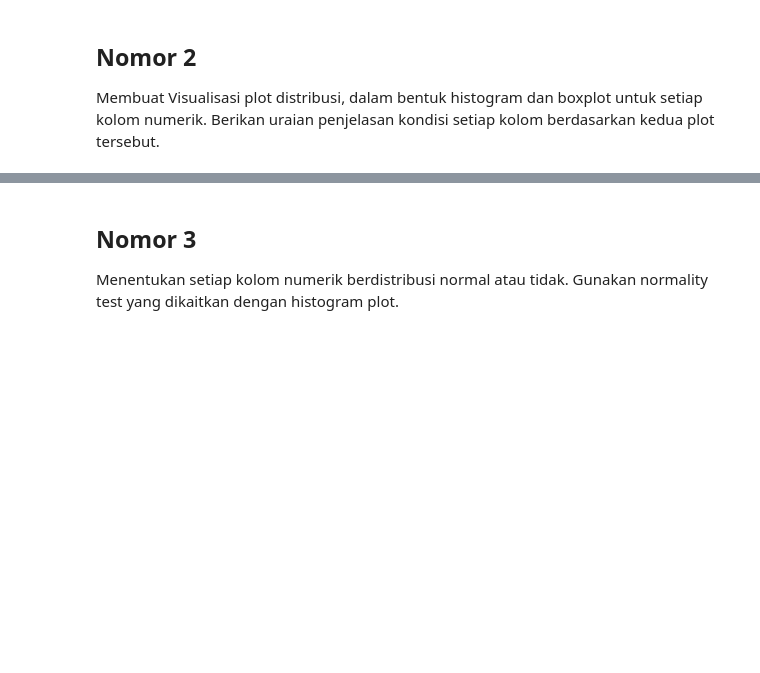
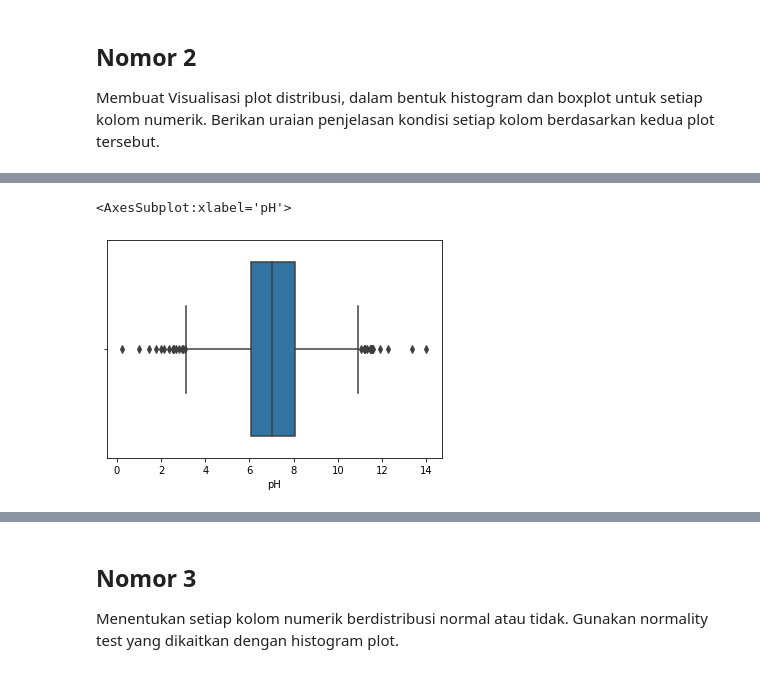
Before and after one commit to clauculus/probstat-analysis, a Jupyter notebook: K01-T1-IF2220-13520073.ipynb, the cells around one changed output, grey strips where cells are left out. Saved outputs shown, nothing was run; the diff lists cells and outputs as text; code cells hidden in the pictures; blank space fills up the shorter version.

```diff
--- a/K01-T1-IF2220-13520073.ipynb
+++ b/K01-T1-IF2220-13520073.ipynb
@@ -122,0 +143,5 @@ tersebut.
+# %%
+sns.boxplot(x = df["pH"])
+# %% [output]
+<AxesSubplot:xlabel='pH'>
+[figure, added]
```
Also changed, not shown: parts of 95 cells of this notebook.
